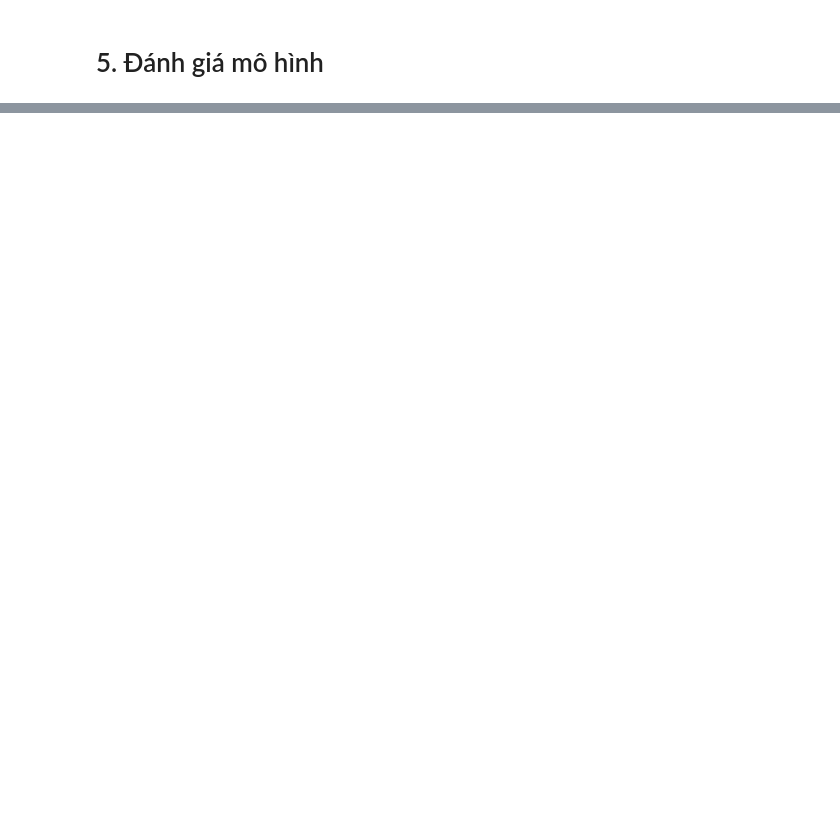
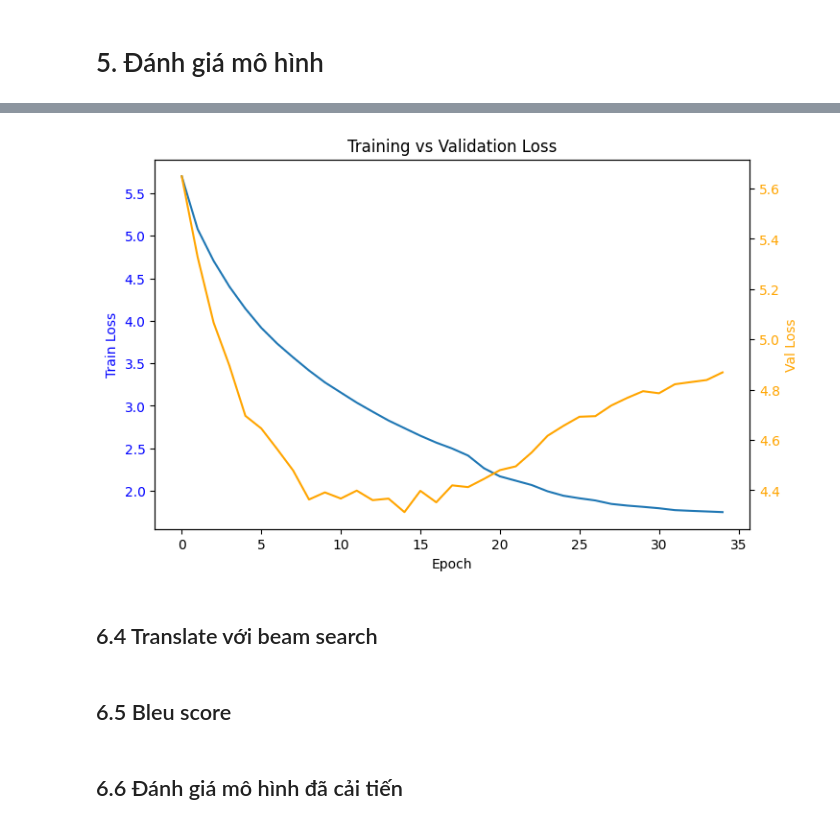
Before and after one commit to MinhNguyen-leo/NLP_Project, a Jupyter notebook: main.ipynb, the cells around one changed output, grey strips where cells are left out. Cells and saved outputs as stored; diff of their text form; code cells hidden in the pictures; blank space fills up the shorter version.

Commit message:
hoàn thành model mở rộng

```diff
--- a/main.ipynb
+++ b/main.ipynb
@@ -426,0 +779,3 @@ bleu = compute_bleu(seq2seq_model, test_ds, vocab_en, vocab_fr, max_samples=500)
+# %%
+seq2seq_model_att.load_state_dict(torch.load('last_attn.pth', map_location=device))
+seq2seq_model_att.eval()
@@ -426,0 +802,6 @@ bleu = compute_bleu(seq2seq_model, test_ds, vocab_en, vocab_fr, max_samples=500)
+# %%
+criterion = nn.CrossEntropyLoss(ignore_index=sp_en.pad_id(), label_smoothing=0.1)
+optimizer = torch.optim.Adam(seq2seq_model_att.parameters(), lr=3e-4, betas=(0.9, 0.98), eps=1e-9)
+scheduler = torch.optim.lr_scheduler.ReduceLROnPlateau(
+    optimizer, mode='min', factor=0.5, patience=3, verbose=True, min_lr=1e-5
+)
@@ -426,0 +889,2 @@ bleu = compute_bleu(seq2seq_model, test_ds, vocab_en, vocab_fr, max_samples=500)
+# %%
+train_losses, val_losses = train_model_att(seq2seq_model_att, bpe_train_loader, bpe_val_loader, optimizer, scheduler, criterion)
@@ -426,0 +909,26 @@ bleu = compute_bleu(seq2seq_model, test_ds, vocab_en, vocab_fr, max_samples=500)
+# %%
+import matplotlib.pyplot as plt
+
+def plot_losses(train_losses, val_losses):
+    epochs = list(range(len(train_losses)))
+
+    fig, ax1 = plt.subplots(figsize=(8, 5))
+
+    ax1.plot(epochs, train_losses, label="Train Loss")
+    ax1.set_xlabel("Epoch")
+    ax1.set_ylabel("Train Loss", color="blue")
+    ax1.tick_params(axis='y', labelcolor="blue")
+
+    ax2 = ax1.twinx()
+    ax2.plot(epochs, val_losses, label="Val Loss", color="orange")
+    ax2.set_ylabel("Val Loss", color="orange")
+    ax2.tick_params(axis='y', labelcolor="orange")
+
+    plt.title("Training vs Validation Loss")
+    plt.show()
+# %%
+plot_losses(train_losses, val_losses)
+# %% [output]
+[figure, added]
+# %% [markdown]
+## 6.4 Translate với beam search
@@ -426,0 +1034,2 @@ bleu = compute_bleu(seq2seq_model, test_ds, vocab_en, vocab_fr, max_samples=500)
+# %% [markdown]
+## 6.5 Bleu score
@@ -426,0 +1061,2 @@ bleu = compute_bleu(seq2seq_model, test_ds, vocab_en, vocab_fr, max_samples=500)
+# %% [markdown]
+## 6.6 Đánh giá mô hình đã cải tiến
```
Also changed, not shown: parts of 39 cells of this notebook, 11 other files.
